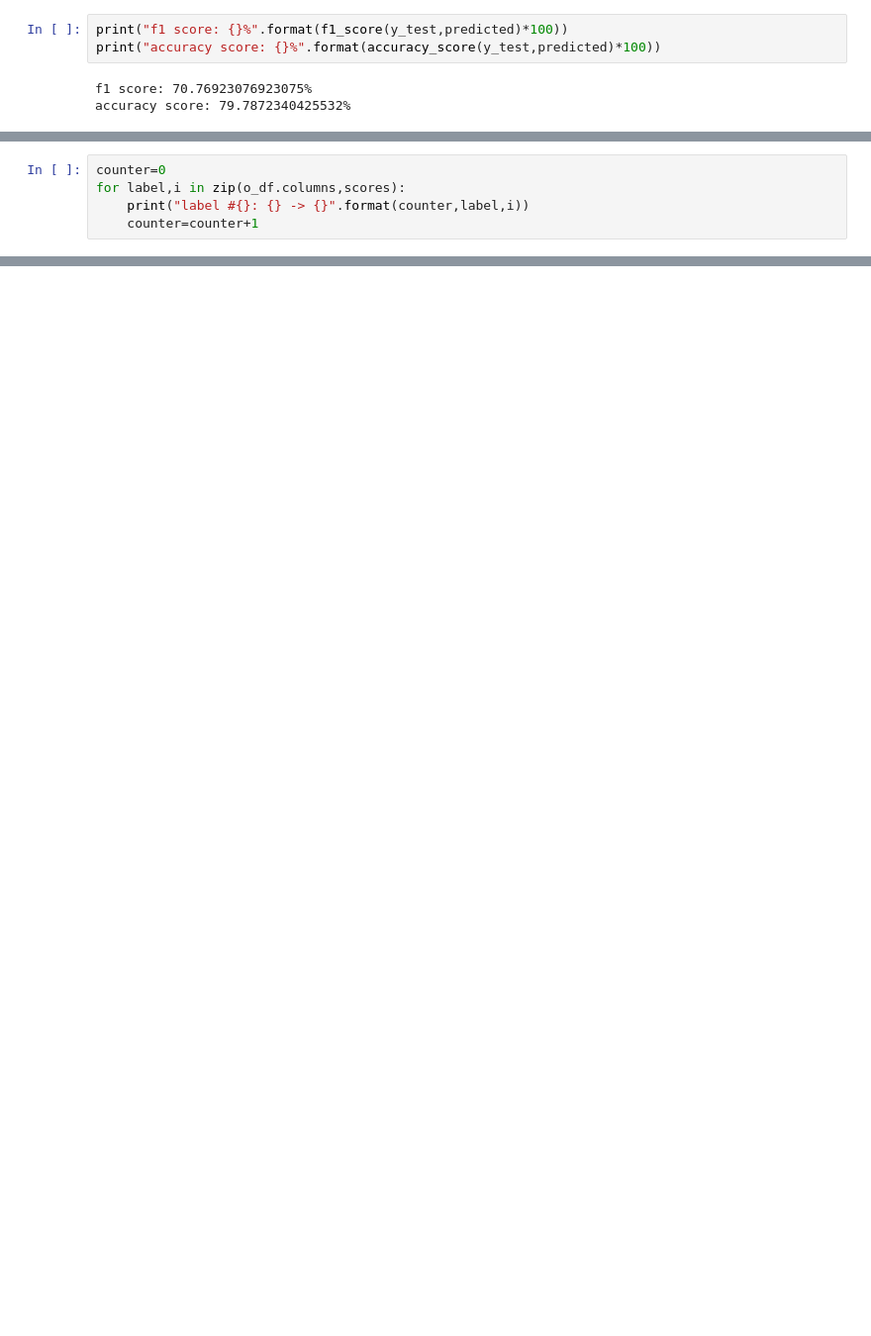
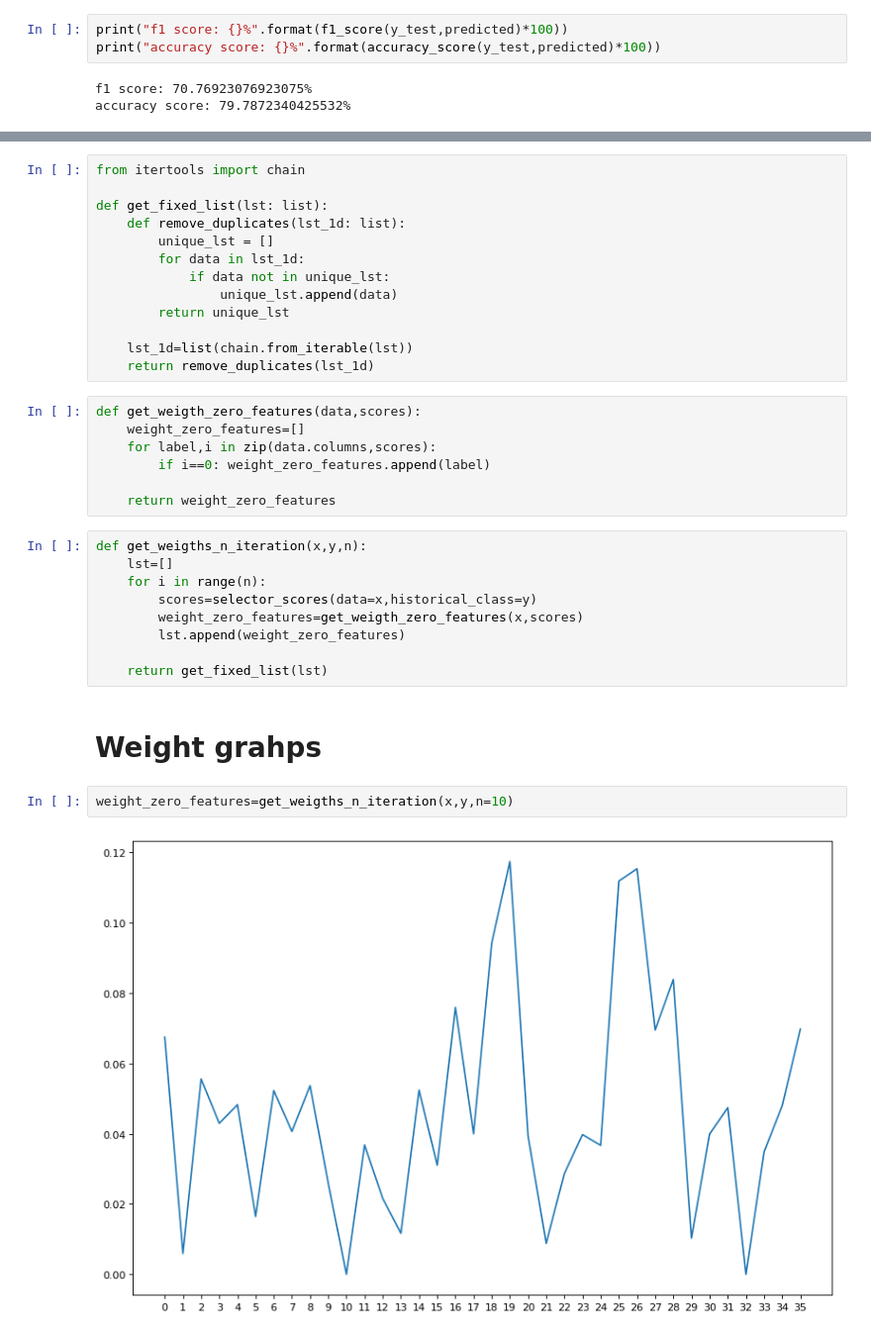
Before and after one commit to PaolaRondon/Biomol_classifier, a Jupyter notebook: FirstModel.ipynb, the cells around one changed output, grey strips where cells are left out. Shown at 99% size. Drawn from its saved outputs; the diff is of its cells as text; blank space fills up the shorter version.

Commit message:
Visual changes and better feature selection

```diff
--- a/FirstModel.ipynb
+++ b/FirstModel.ipynb
@@ -160,5 +134,0 @@ plt.xticks(np.arange(len(x.columns)),[x for x in range(len(x.columns))]);
-# %%
-counter=0
-for label,i in zip(o_df.columns,scores):
-    print("label #{}: {} -> {}".format(counter,label,i))
-    counter=counter+1
@@ -182,0 +159,35 @@ label #35: fraction_CSP3 -> 0.06937667643037315
+# %%
+from itertools import chain
+
+def get_fixed_list(lst: list):
+    def remove_duplicates(lst_1d: list):
+        unique_lst = []
+        for data in lst_1d:
+            if data not in unique_lst:
+                unique_lst.append(data)
+        return unique_lst
+
+    lst_1d=list(chain.from_iterable(lst))
+    return remove_duplicates(lst_1d)
+# %%
+def get_weigth_zero_features(data,scores):
+    weight_zero_features=[]
+    for label,i in zip(data.columns,scores):
+        if i==0: weight_zero_features.append(label)
+
+    return weight_zero_features
+# %%
+def get_weigths_n_iteration(x,y,n):
+    lst=[]
+    for i in range(n):
+        scores=selector_scores(data=x,historical_class=y)
+        weight_zero_features=get_weigth_zero_features(x,scores)
+        lst.append(weight_zero_features)
+
+    return get_fixed_list(lst)
+# %% [markdown]
+# Weight grahps
+# %%
+weight_zero_features=get_weigths_n_iteration(x,y,n=10)
+# %% [output]
+[figure, added]
```
Also changed, not shown: parts of 30 cells of this notebook, 3 other files.
